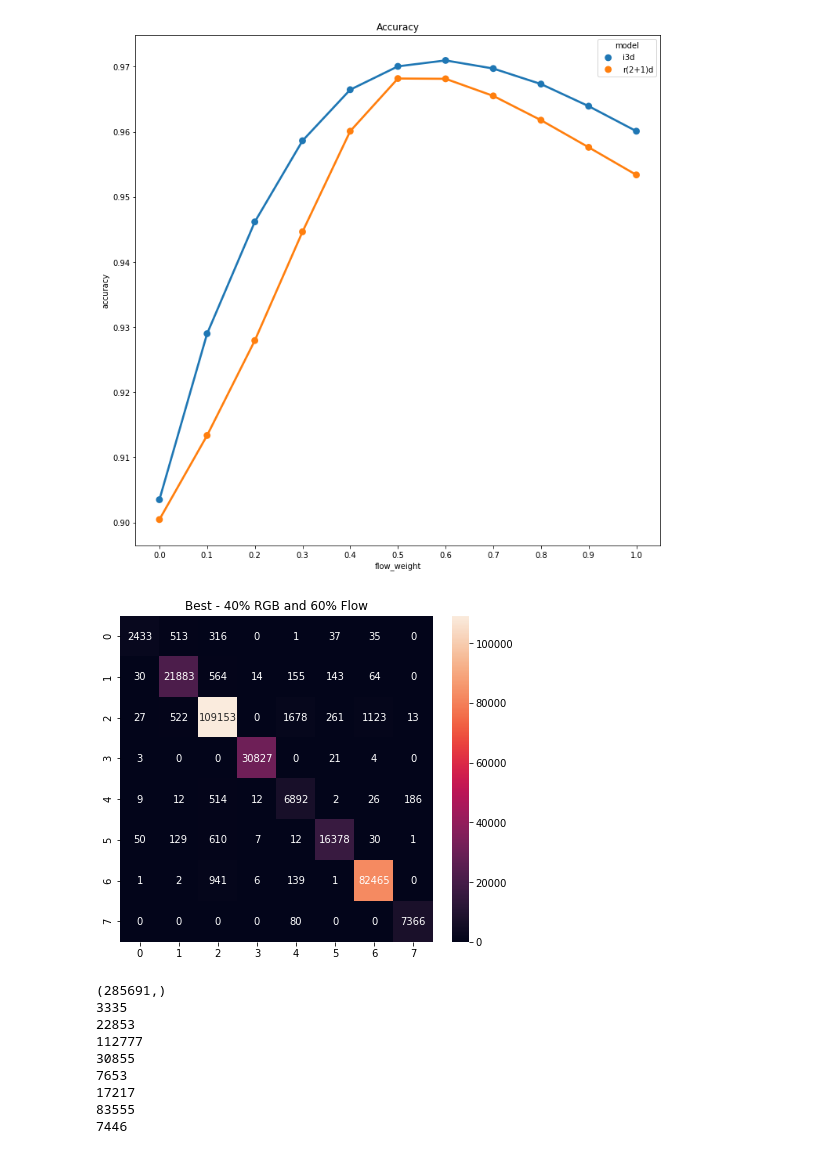
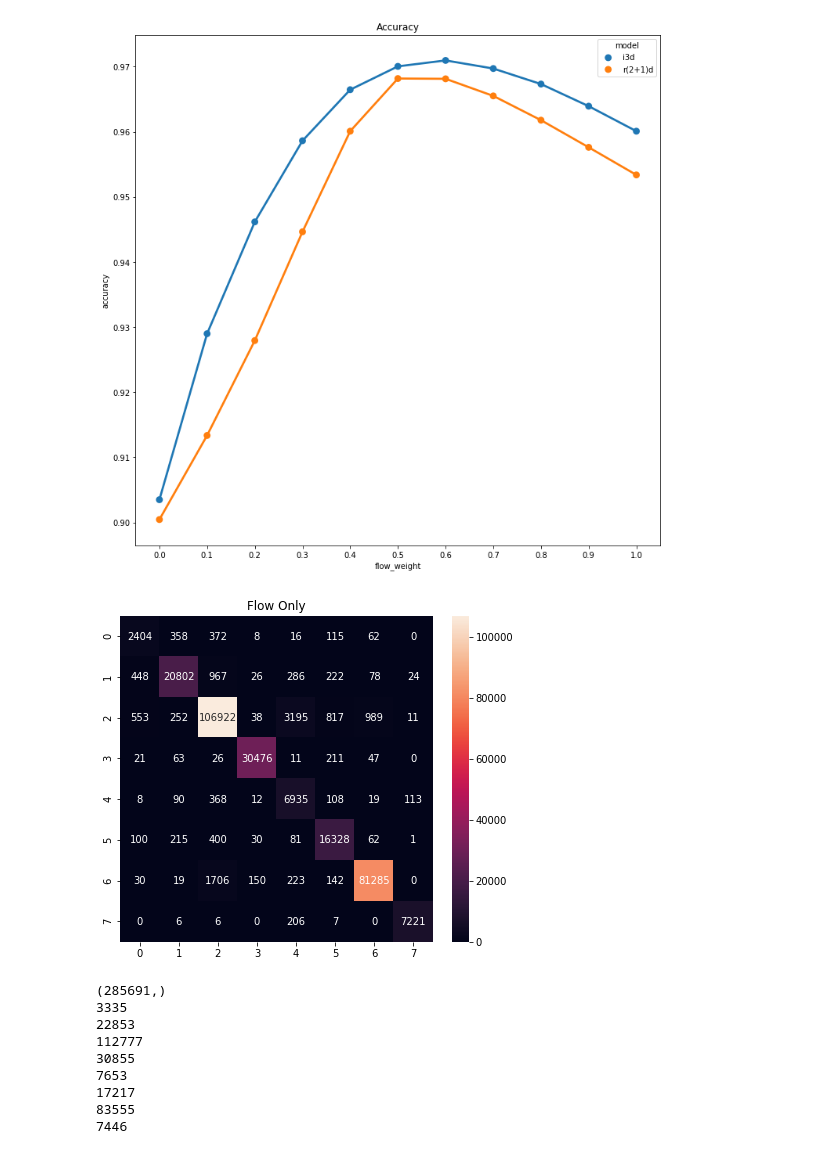
Before and after one commit to giangnn-bkace/result-analysis, a Jupyter notebook: analysis.ipynb, the cells around one changed output. Saved outputs shown, nothing was run; the diff lists cells and outputs as text; code cells hidden in the pictures.

```diff
--- a/analysis.ipynb
+++ b/analysis.ipynb
@@ -166,14 +166,14 @@ plt.show()
 [figure]
 # %%
 from sklearn.metrics import confusion_matrix
-cfm = confusion_matrix(r21d_labels, r21d_sm[0].argmax(axis=1))
+cfm = confusion_matrix(r21d_labels, r21d_sm[10].argmax(axis=1))
 fig,ax=plt.subplots(1,1,figsize=(7,6))
 sns.heatmap(cfm, annot=True, fmt='d',ax=ax)
-ax.set_title('Best - 40% RGB and 60% Flow')
-fig.savefig('r21d_best.pdf', bbox_inches='tight')
+ax.set_title('Flow Only')
+fig.savefig('r21d_flow.pdf', bbox_inches='tight')
 plt.show()
 # %% [output]
-[figure, old version]
+[figure, new version]
 # %%
 print(labels.shape)
 sum = 0
```
Also changed, not shown: 8 other files.
